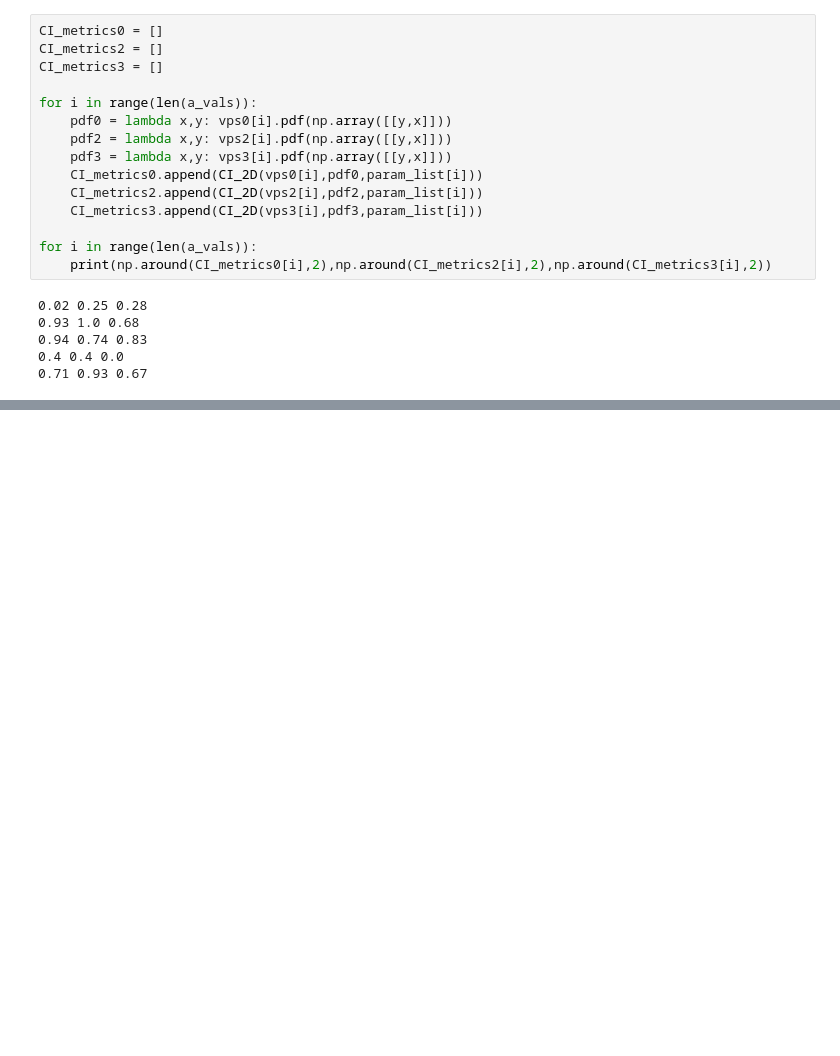
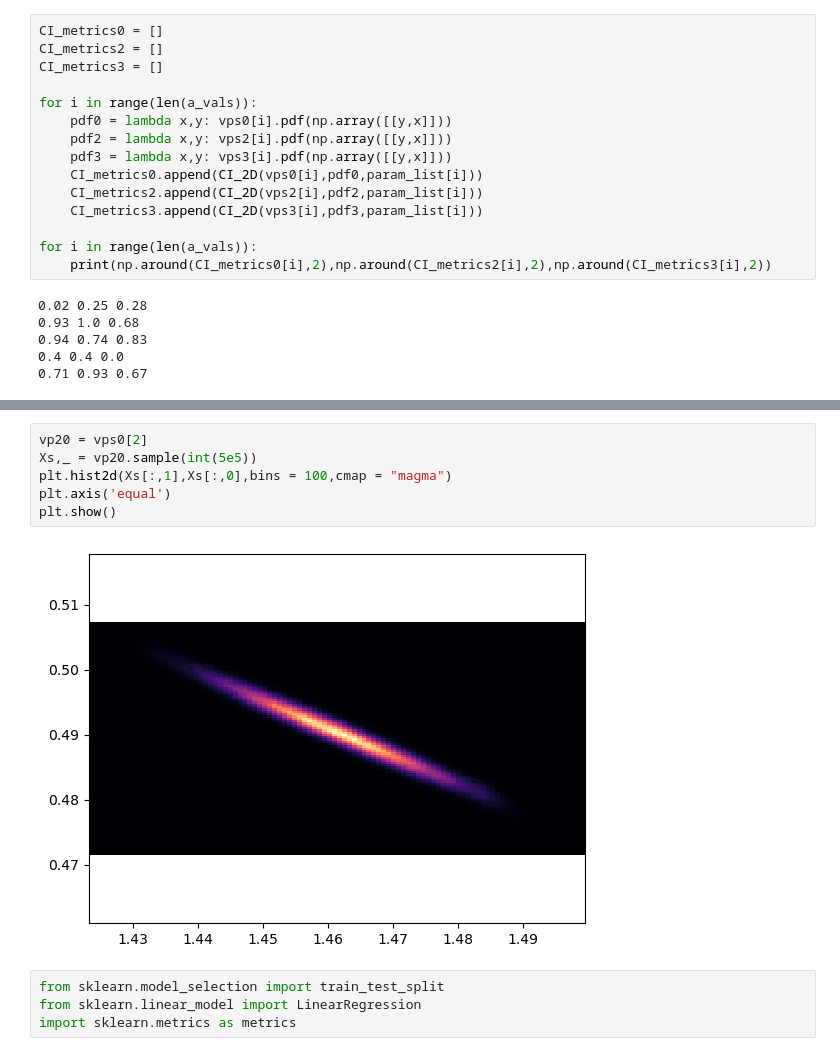
Before and after one commit to valentine-alia/BPE, a Jupyter notebook: concatenating_experiment/concatenating_stuff.ipynb, the cells around one changed output, grey strips where cells are left out. Drawn from its saved outputs; the diff is of its cells as text; blank space fills up the shorter version.

```diff
--- a/concatenating_experiment/concatenating_stuff.ipynb
+++ b/concatenating_experiment/concatenating_stuff.ipynb
@@ -366,0 +393,12 @@ CI_df.corr()
+# %%
+vp20 = vps0[2]
+Xs,_ = vp20.sample(int(5e5))
+plt.hist2d(Xs[:,1],Xs[:,0],bins = 100,cmap = "magma")
+plt.axis('equal')
+plt.show()
+# %% [output]
+[figure, added]
+# %%
+from sklearn.model_selection import train_test_split
+from sklearn.linear_model import LinearRegression
+import sklearn.metrics as metrics
```
Also changed, not shown: parts of 10 cells of this notebook, 28 other files.
